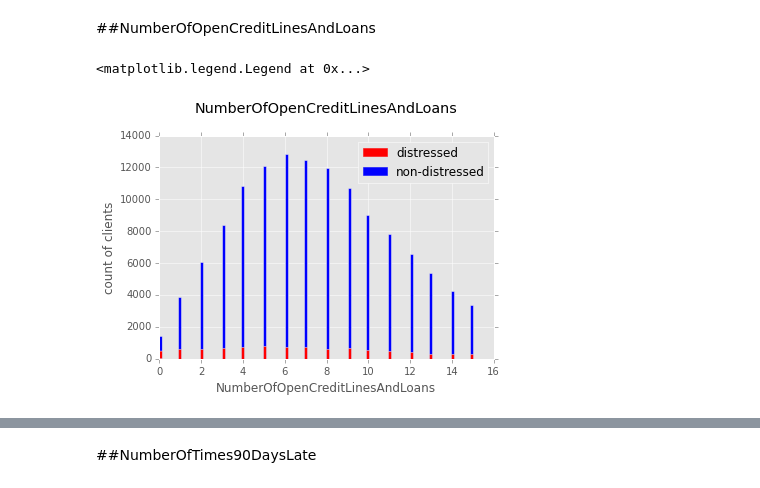
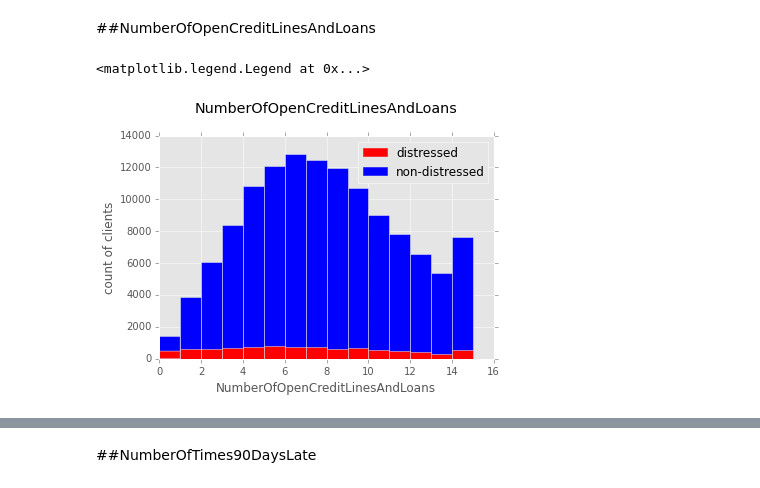
Before and after one commit to roechi/machine_learning_assignment, a Jupyter notebook: beleg2/refined_analysis.ipynb, the cells around one changed output, grey strips where cells are left out. Saved outputs shown, nothing was run; the diff lists cells and outputs as text; code cells hidden in the pictures.

```diff
--- a/beleg2/refined_analysis.ipynb
+++ b/beleg2/refined_analysis.ipynb
@@ -230,15 +230,15 @@ Well here we don't need to consider the mean, mode or median, the shift in this
 # %% [markdown]
 ##NumberOfOpenCreditLinesAndLoans
 # %%
-df.loc[df.SeriousDlqin2yrs == 0].loc[df.NumberOfOpenCreditLinesAndLoans <= 15].NumberOfOpenCreditLinesAndLoans.plot(kind='hist', bins=100, color='blue')
-df.loc[df.SeriousDlqin2yrs == 1].loc[df.NumberOfOpenCreditLinesAndLoans <= 15].NumberOfOpenCreditLinesAndLoans.plot(kind='hist', bins=100, color='red')
+df.loc[df.SeriousDlqin2yrs == 0].loc[df.NumberOfOpenCreditLinesAndLoans <= 15].NumberOfOpenCreditLinesAndLoans.plot(kind='hist', bins=15, color='blue')
+df.loc[df.SeriousDlqin2yrs == 1].loc[df.NumberOfOpenCreditLinesAndLoans <= 15].NumberOfOpenCreditLinesAndLoans.plot(kind='hist', bins=15, color='red')
 plt.title('NumberOfOpenCreditLinesAndLoans', y=1.08)
 plt.xlabel('NumberOfOpenCreditLinesAndLoans')
 plt.ylabel('count of clients')
 red = mpatches.Patch(color='red', label='distressed')
 blue = mpatches.Patch(color='blue', label='non-distressed')
 plt.legend(handles=[red, blue])
 # %% [output]
 <matplotlib.legend.Legend at 0x...>
-[figure, old version]
+[figure, new version]
 # %%
```
Also changed, not shown: parts of 11 cells of this notebook.
